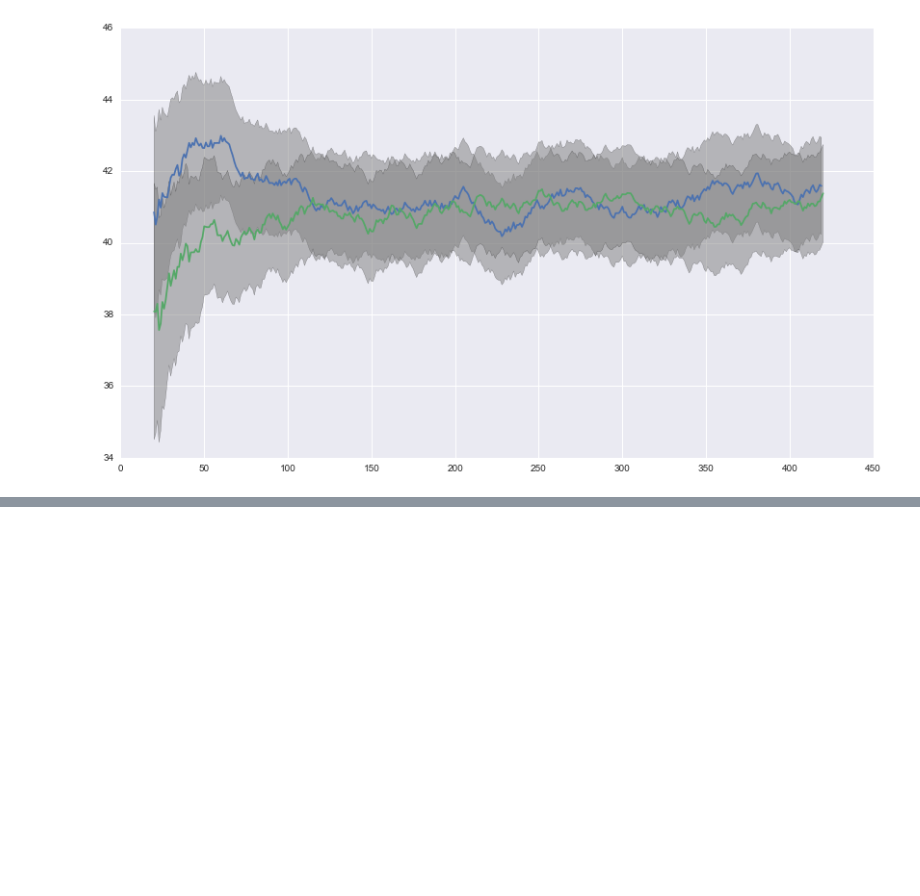
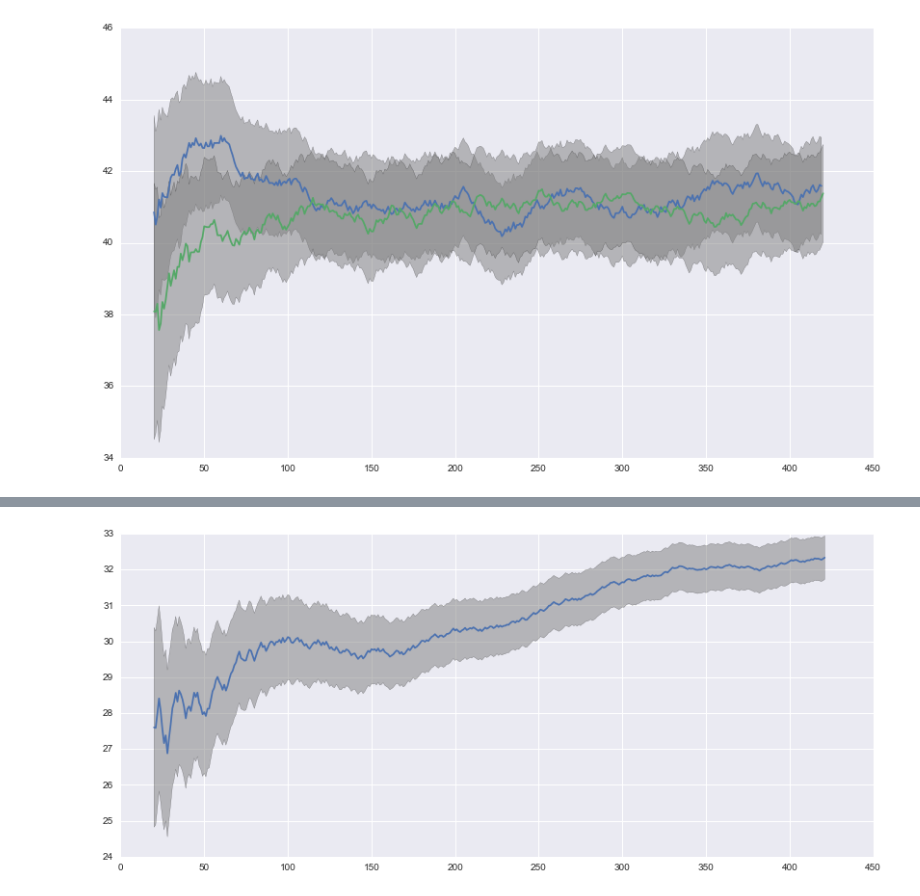
Before and after one commit to DanielVF/Halite-Ranking-Viz, a Jupyter notebook: Trueskill-Seaborn.ipynb, the cells around one changed output, grey strips where cells are left out. Cells and saved outputs as stored; diff of their text form; code cells hidden in the pictures; blank space fills up the shorter version.

```diff
--- a/Trueskill-Seaborn.ipynb
+++ b/Trueskill-Seaborn.ipynb
@@ -338,0 +359,4 @@ plot_compare(players,["DanielVF", "Sydriax"])
+# %%
+plot_converge(players_low_low_tau["dsgolding"])
+# %% [output]
+[figure, added]
```
Also changed, not shown: parts of 7 cells of this notebook.
